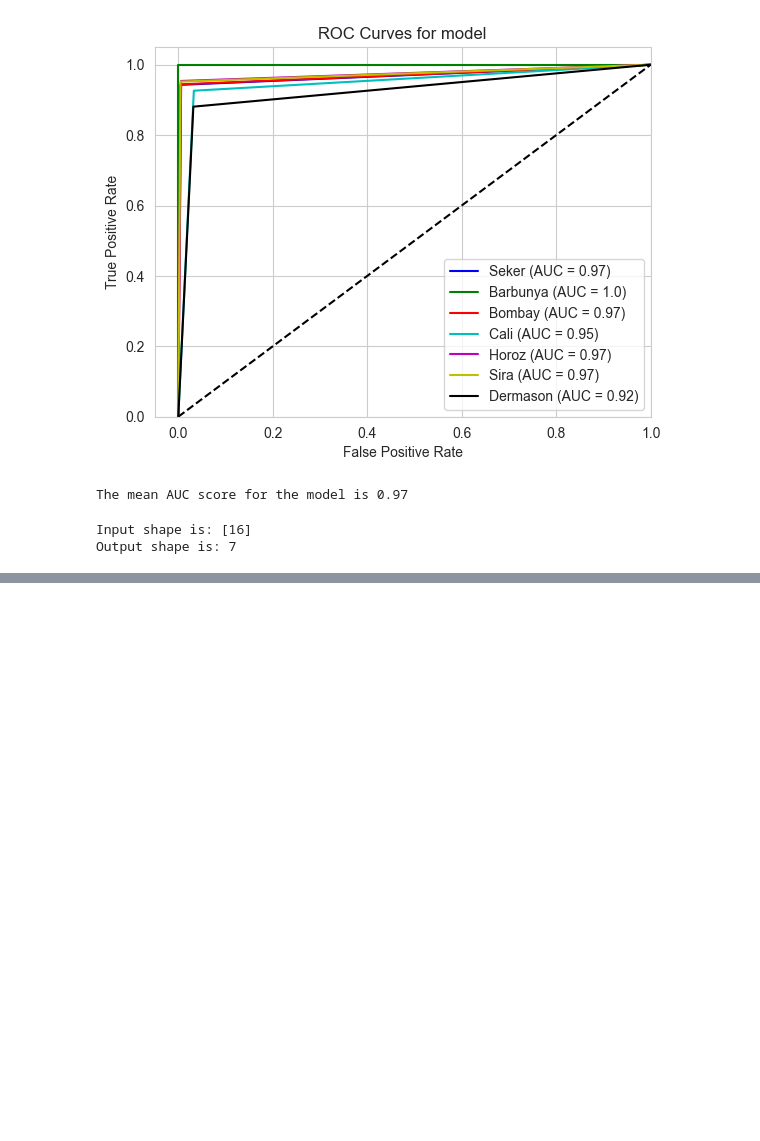
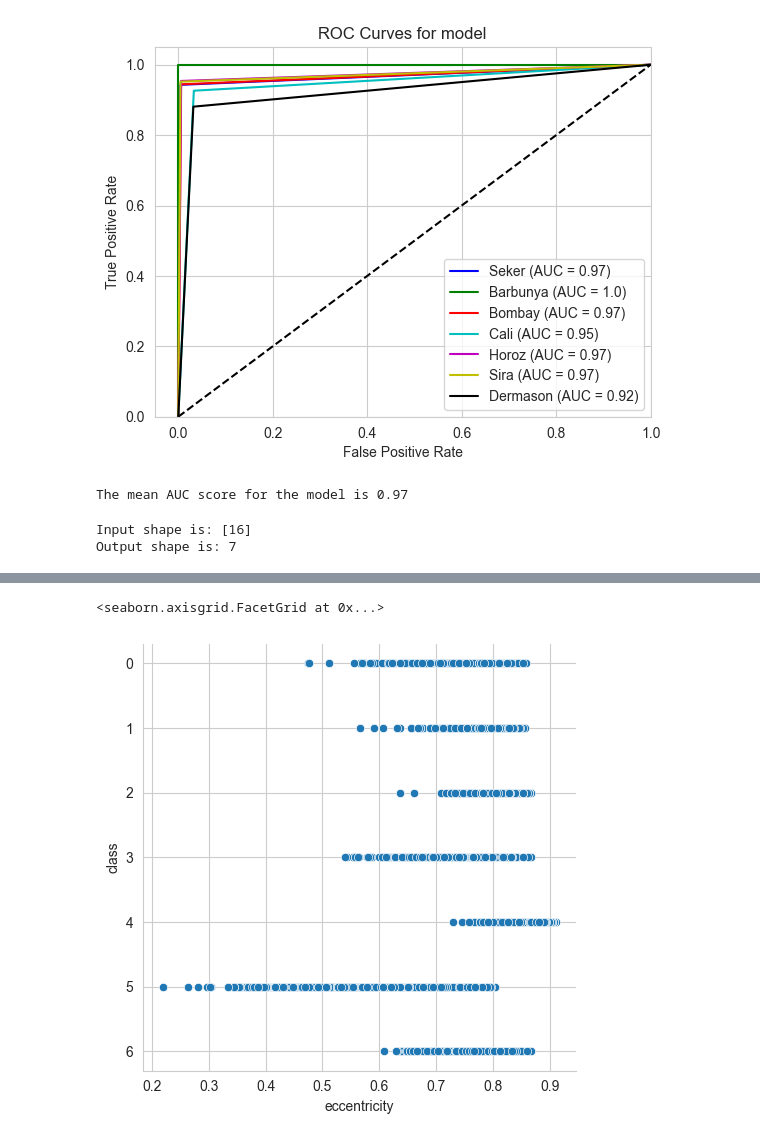
Before and after one commit to lukeeaton/ml_project_repo, a Jupyter notebook: redo_ml_assessment.ipynb, the cells around one changed output, grey strips where cells are left out. Cells and saved outputs as stored; diff of their text form; code cells hidden in the pictures; blank space fills up the shorter version.

```diff
--- a/redo_ml_assessment.ipynb
+++ b/redo_ml_assessment.ipynb
@@ -834,0 +920,5 @@ The mean AUC score for the model is 0.97
+# %%
+sns.relplot(x=X['eccentricity'], y=y)
+# %% [output]
+<seaborn.axisgrid.FacetGrid at 0x...>
+[figure, added]
```
Also changed, not shown: parts of 19 cells of this notebook.
